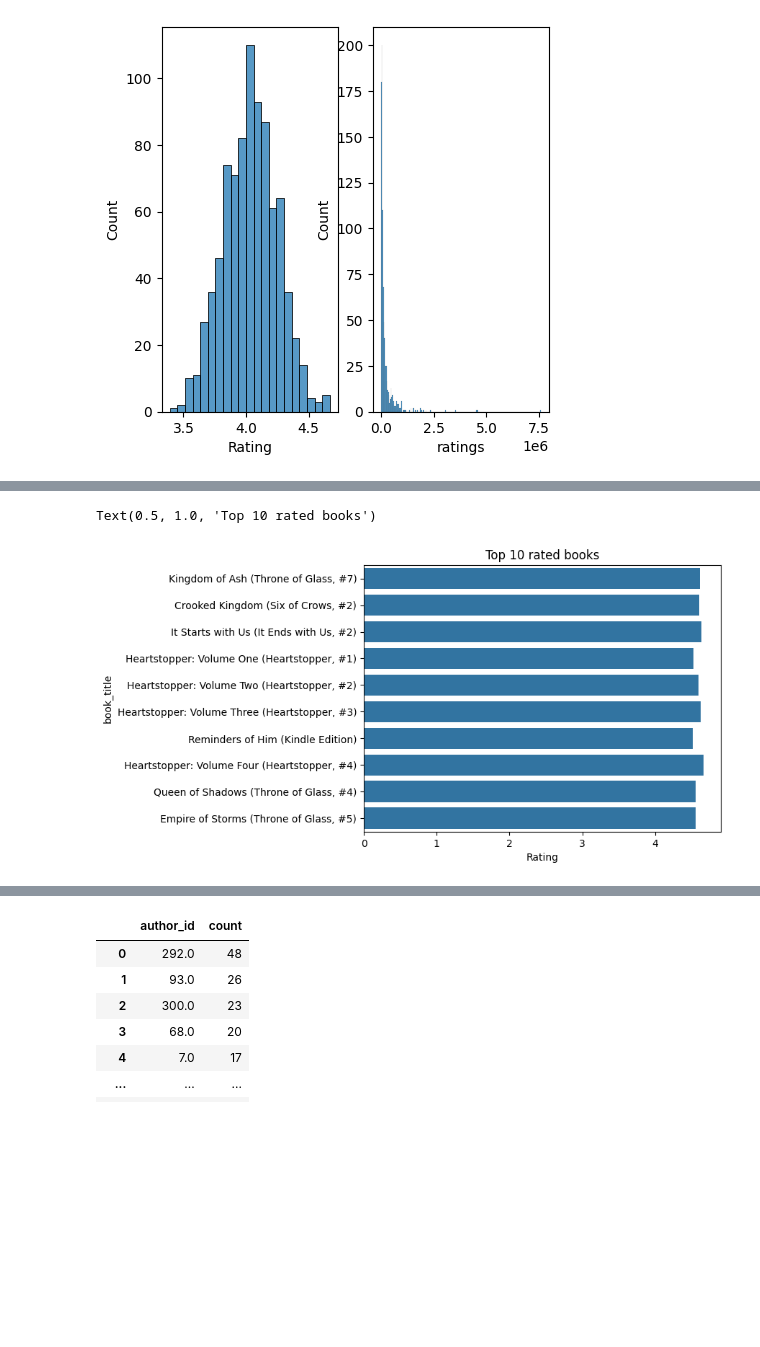
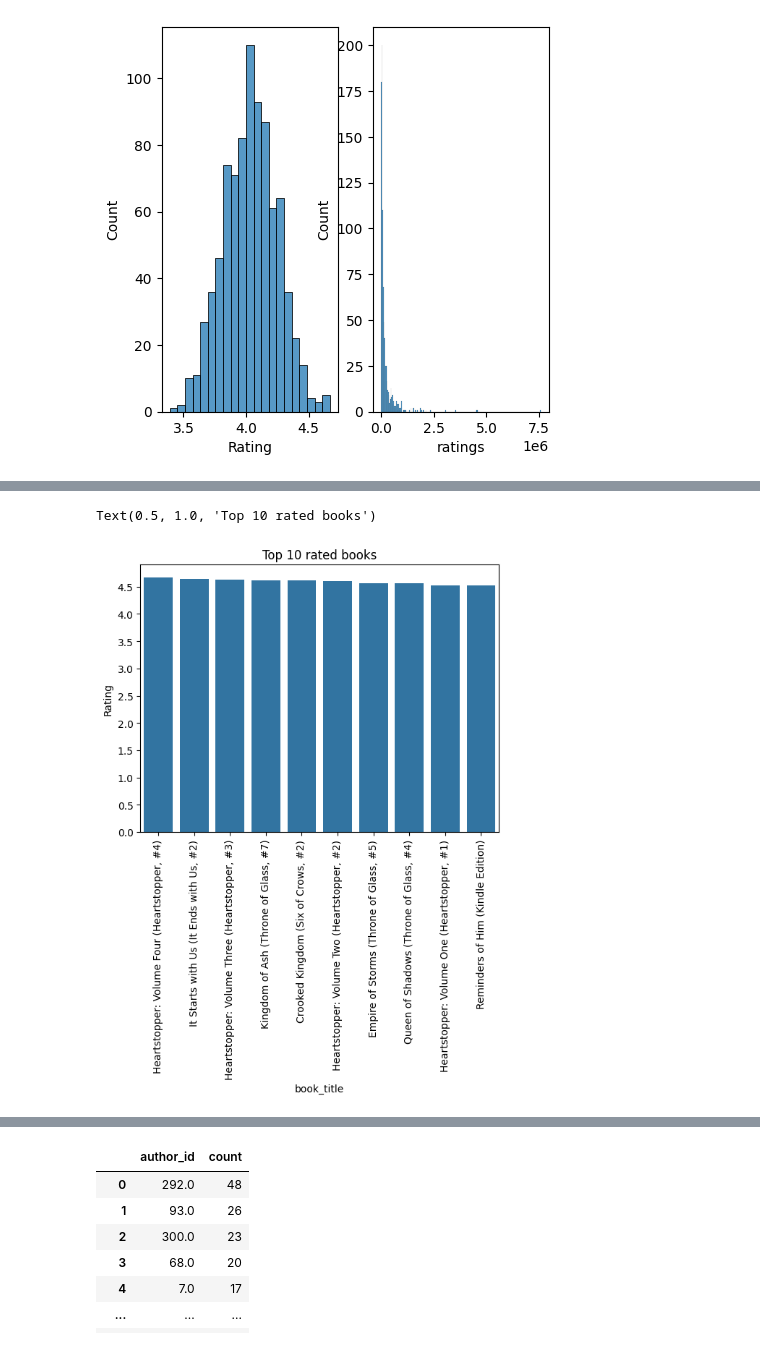
Before and after one commit to minakshi221283/SigmaLabs, a Jupyter notebook: SigmaLabs_analysis.ipynb, the cells around one changed output, grey strips where cells are left out. Saved outputs shown, nothing was run; the diff lists cells and outputs as text; code cells hidden in the pictures; blank space fills up the shorter version.

```diff
--- a/SigmaLabs_analysis.ipynb
+++ b/SigmaLabs_analysis.ipynb
@@ -35,5 +35,6 @@ sns.histplot(df.ratings)
 [figure]
 # %%
 df1=df[df.Rating>4.5]
+df1.sort_values(by='Rating',ascending=False,inplace=True)
 df1
 # %% [output]
@@ -51,7 +56,8 @@ df1
 # %%
-#Ratings>3.5,Top 10 rated book
-
-sns.barplot(y=df1.book_title,x=df1.Rating,data=df1,orient='h').set_title('Top 10 rated books')
+#Ratings>4.5,Top 10 rated book
+plt.xticks(rotation=90)
+plt.yticks(ticks=np.arange(0,5,.5))
+sns.barplot(x=df1.book_title,y=df1.Rating,data=df1,orient='v').set_title('Top 10 rated books')
 # %% [output]
 Text(0.5, 1.0, 'Top 10 rated books')
-[figure, old version]
+[figure, new version]
```
Also changed, not shown: parts of 16 cells of this notebook.
